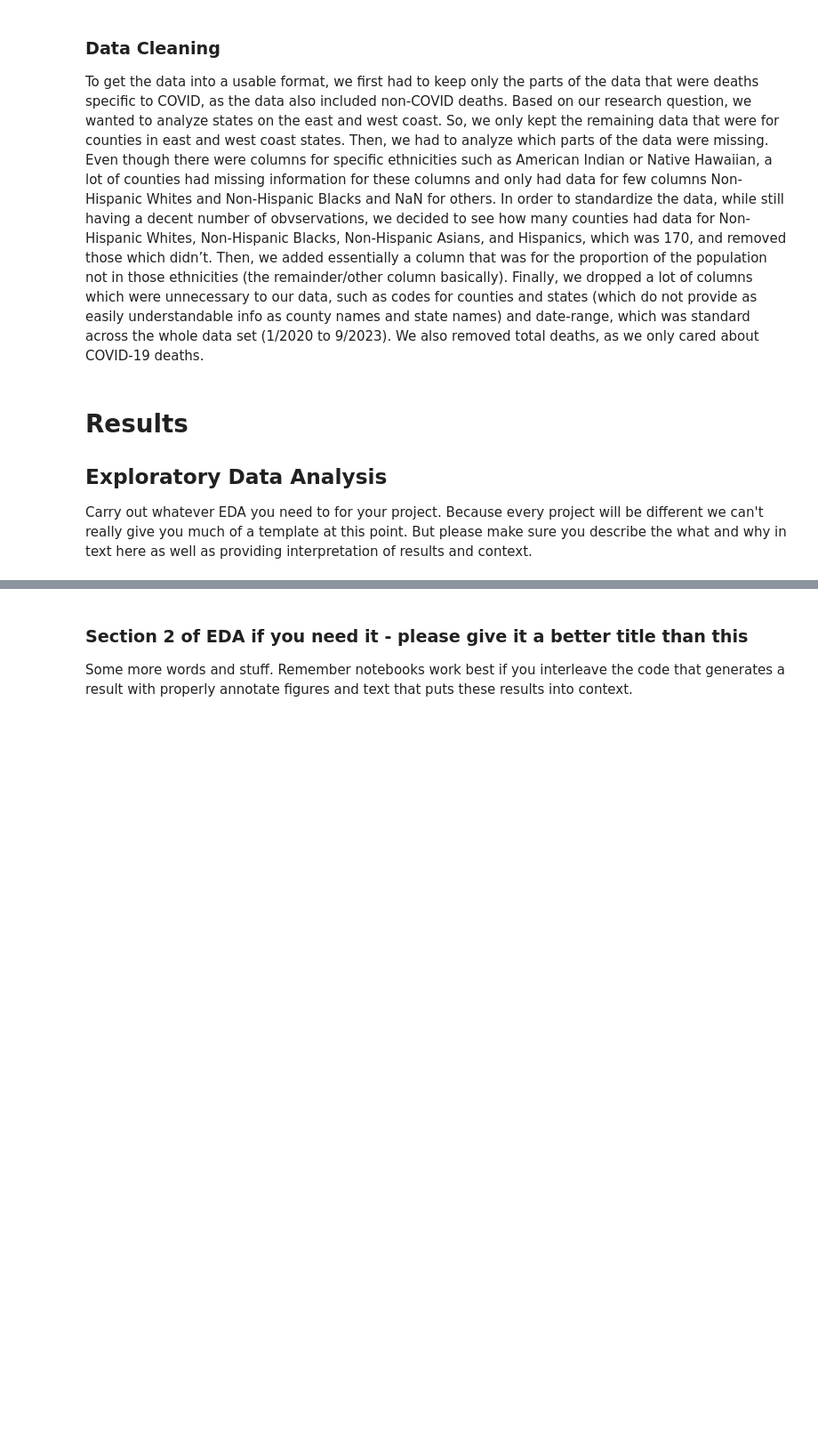
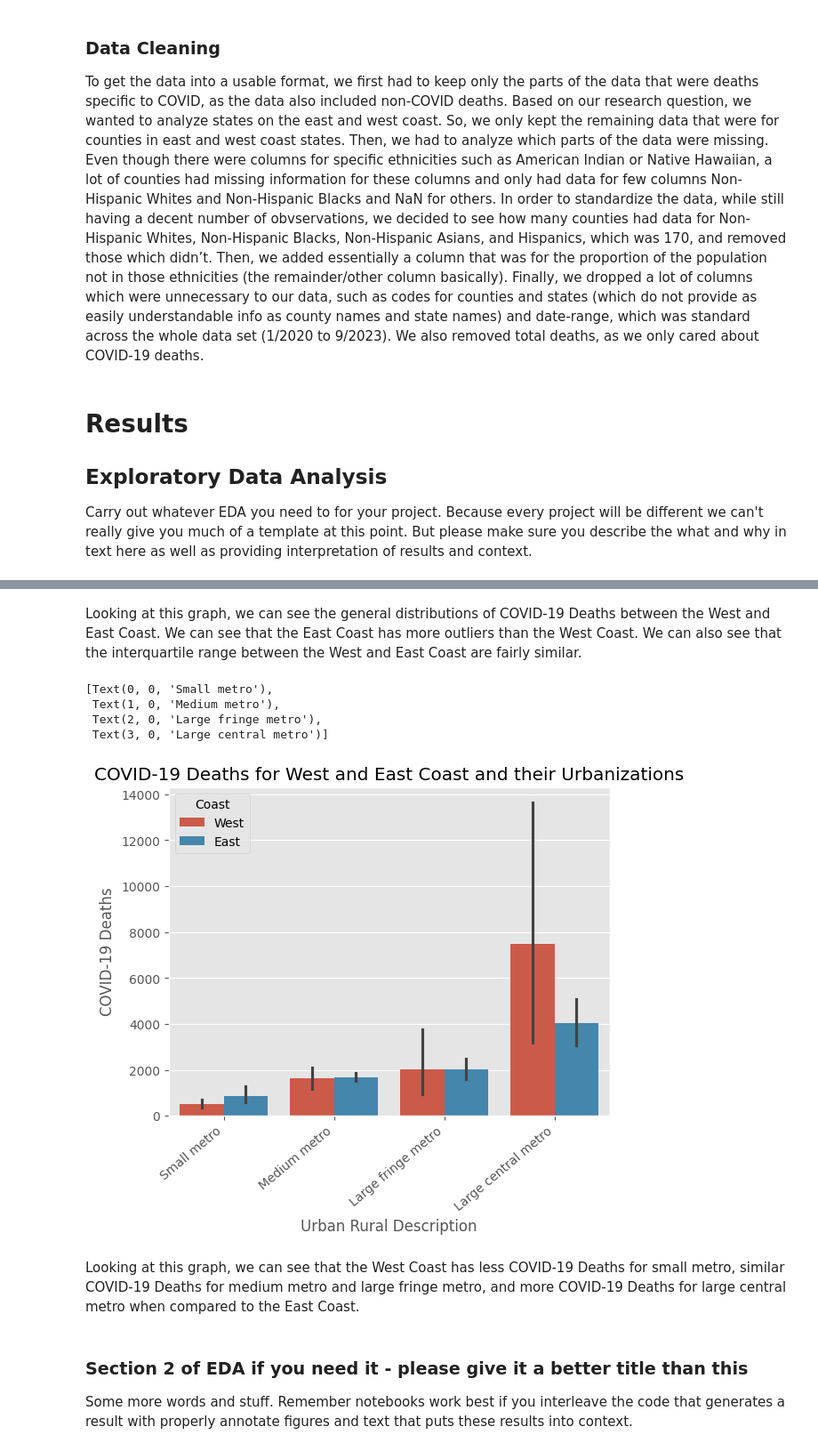
Before and after one commit to kshtwr/COVID-Mortality-Rate-in-Diverse-Cities, a Jupyter notebook: EDACheckpoint_Group116_WI24.ipynb, the cells around one changed output, grey strips where cells are left out. Shown at 89% size. Drawn from its saved outputs; the diff is of its cells as text; code cells hidden in the pictures; blank space fills up the shorter version.

```diff
--- a/EDACheckpoint_Group116_WI24.ipynb
+++ b/EDACheckpoint_Group116_WI24.ipynb
@@ -129,3 +157,17 @@ Some more words and stuff.  Remember notebooks work best if you interleave the c
+# %% [markdown]
+Looking at this graph, we can see the general distributions of COVID-19 Deaths between the West and East Coast. We can see that the East Coast has more outliers than the West Coast. We can also see that the interquartile range between the West and East Coast are fairly similar.
+# %%
+barplot = sns.barplot(data = df, y = 'COVID-19 Deaths', x = 'Urban Rural Description', hue = 'Coast', order = ['Small metro', 'Medium metro', 'Large fringe metro', 'Large central metro'],)
+barplot.set_title('COVID-19 Deaths for West and East Coast and their Urbanizations')
+barplot.set_xticklabels(barplot.get_xticklabels(), rotation=40, ha="right")
+# %% [output]
+[Text(0, 0, 'Small metro'),
+ Text(1, 0, 'Medium metro'),
+ Text(2, 0, 'Large fringe metro'),
+ Text(3, 0, 'Large central metro')]
+[figure, added]
+# %% [markdown]
+Looking at this graph, we can see that the West Coast has less COVID-19 Deaths for small metro, similar COVID-19 Deaths for medium metro and large fringe metro, and more COVID-19 Deaths for large central metro when compared to the East Coast.
 # %% [markdown]
 ### Section 2 of EDA if you need it  - please give it a better title than this
 
```
Also changed, not shown: parts of 8 cells of this notebook.
